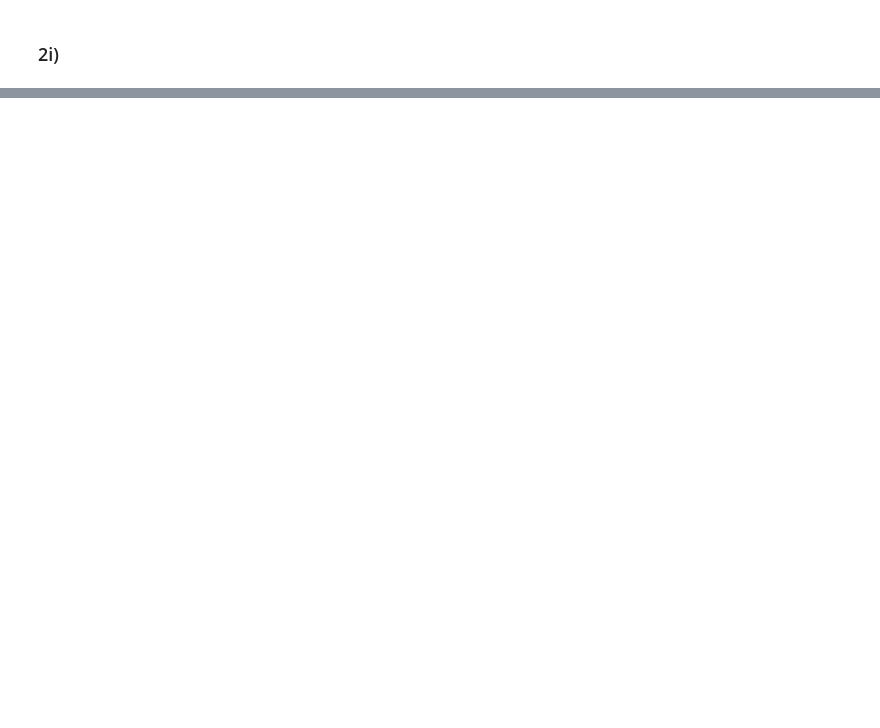
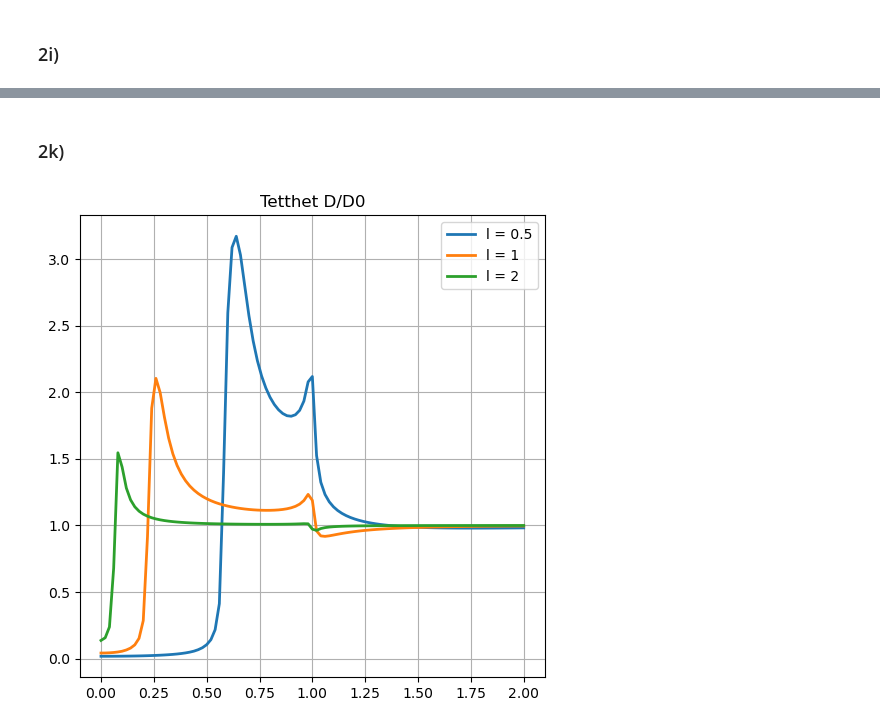
Before and after one commit to selmaberg05/TMA4320-Prosjekt3-gruppe-Andrihol-Emilyan-Selmahbe, a Jupyter notebook: Prosjekt3.ipynb, the cells around one changed output, grey strips where cells are left out. Drawn from its saved outputs; the diff is of its cells as text; code cells hidden in the pictures; blank space fills up the shorter version.

```diff
--- a/Prosjekt3.ipynb
+++ b/Prosjekt3.ipynb
@@ -787,0 +871,36 @@ forventningene siden det ikke er noen proximity-effekt som påvirker tettheten.
+# %% [markdown]
+### 2k)
+# %%
+eps_vals = np.linspace(0, 2, 101)
+l_vals = [0.5, 1, 2]
+DD0 = {}
+all_solutions = {}
+
+plt.figure()
+for l in l_vals:
+    x = np.linspace(0, l, m)
+    y0 = np.zeros((32, m))
+    solutions = {}
+    for i, eps in enumerate(reversed(eps_vals)):
+        res = solve_bvp(make_fun(eps), make_bc_super(eps), x, y0)
+        solutions[eps] = res.y
+        y0 = res.sol(x)
+
+    all_solutions[l] = solutions
+
+    m_i = m // 2
+    D_lst = []
+
+    for eps in eps_vals:
+        D = compute_density(solutions, [eps])
+        D_lst.append(D[eps][m_i])
+
+    DD0[l] = D_lst
+    plt.plot(eps_vals, DD0[l], label=f"l = {l}")
+
+plt.title("Tetthet D/D0")
+plt.legend()
+plt.grid(True)
+plt.show()
+# %% [output]
+[figure, added]
```
Also changed, not shown: parts of 28 cells of this notebook.
